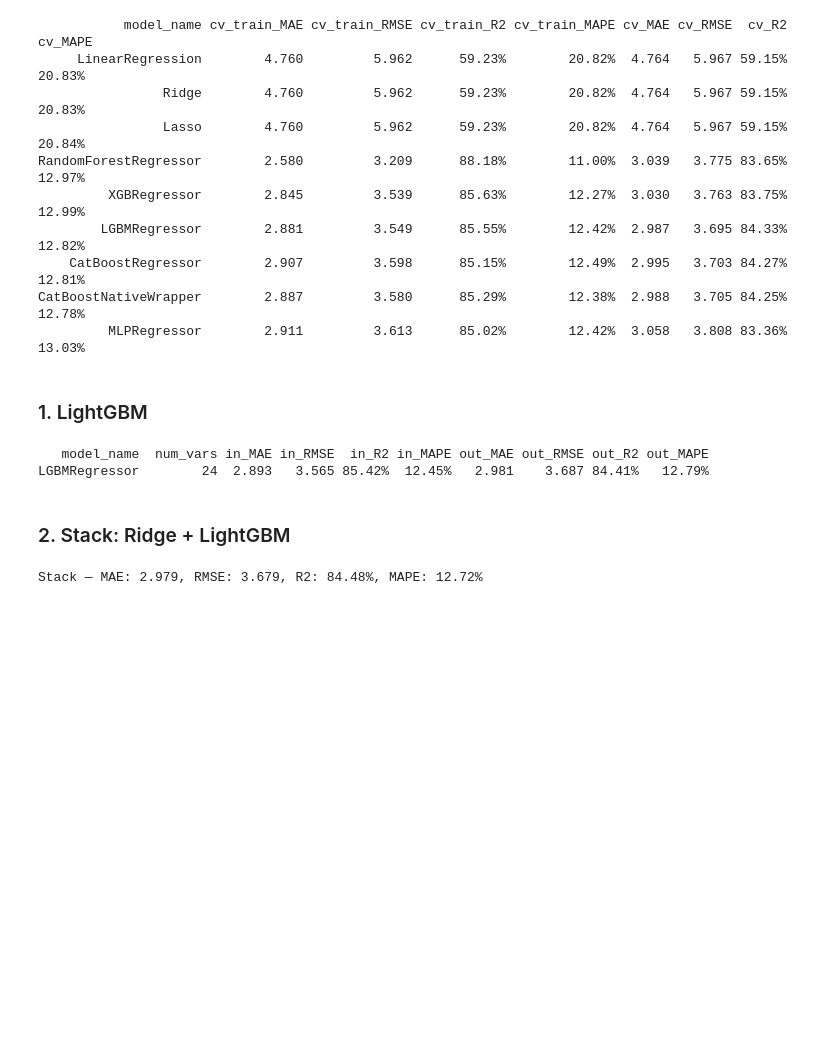
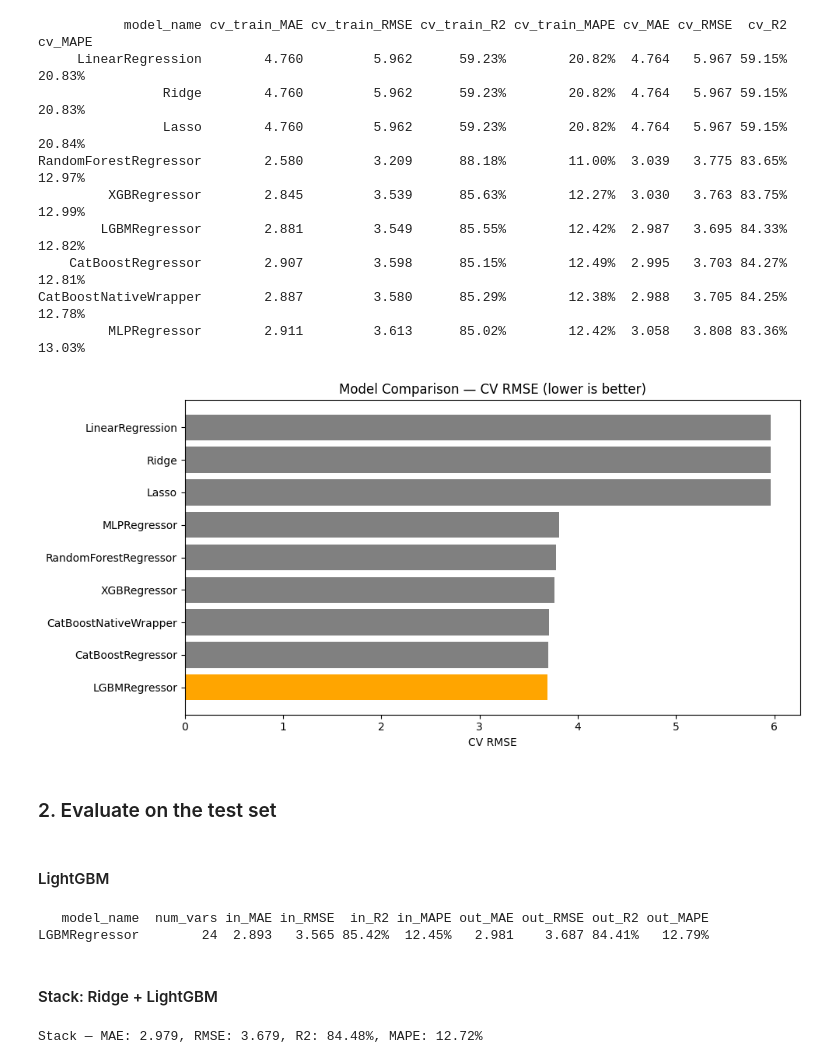
Before and after one commit to SJSUCMPE257/food-delivery-time-prediction, a Jupyter notebook: notebooks/Annas-experiment.ipynb, the cells around one changed output. Cells and saved outputs as stored; diff of their text form; code cells hidden in the pictures; blank space fills up the shorter version.

Commit message:
reorganize model evaluation

```diff
--- a/notebooks/Annas-experiment.ipynb
+++ b/notebooks/Annas-experiment.ipynb
@@ -1440,6 +1442,21 @@ RandomForestRegressor        2.580         3.209      88.18%        11.00%  3.03
     CatBoostRegressor        2.907         3.598      85.15%        12.49%  2.995   3.703 84.27%  12.81%
 CatBoostNativeWrapper        2.887         3.580      85.29%        12.38%  2.988   3.705 84.25%  12.78%
          MLPRegressor        2.911         3.613      85.02%        12.42%  3.058   3.808 83.36%  13.03%
+# %%
+comparison_df = pd.DataFrame(all_results_cv)[['model_name', 'cv_RMSE']].sort_values('cv_RMSE')
+optimal_model_name = 'LGBMRegressor'
+
+fig, ax = plt.subplots(figsize=(10, 5))
+colors = ['gray' if m != optimal_model_name else 'orange' for m in comparison_df['model_name']]
+ax.barh(comparison_df['model_name'], comparison_df['cv_RMSE'], color=colors)
+ax.set_xlabel('CV RMSE')
+ax.set_title('Model Comparison — CV RMSE (lower is better)')
+plt.tight_layout()
+plt.show()
+# %% [output]
+[figure, added]
+# %% [markdown]
+### 2. Evaluate on the test set
 # %%
 # function to print the model result (out-of-sample: test set)
 def print_result(model, in_X, in_y, out_X, out_y, verbose=True):
@@ -1492,14 +1509,14 @@ def print_result(model, in_X, in_y, out_X, out_y, verbose=True):
 
     return result
 # %% [markdown]
-### 1. LightGBM
+#### LightGBM
 # %%
 lgbm_final_result = print_result(lgbm_optimal, X_train_encoded_raw, y_train_clean, X_test_encoded_raw, y_test_clean)
 # %% [output]
    model_name  num_vars in_MAE in_RMSE  in_R2 in_MAPE out_MAE out_RMSE out_R2 out_MAPE
 LGBMRegressor        24  2.893   3.565 85.42%  12.45%   2.981    3.687 84.41%   12.79%
 # %% [markdown]
-### 2. Stack: Ridge + LightGBM
+#### Stack: Ridge + LightGBM
 # %%
 # function for prediction using the stack model
 def stack_predict(X_norm, X_raw):
```
Also changed, not shown: parts of 6 cells of this notebook.
